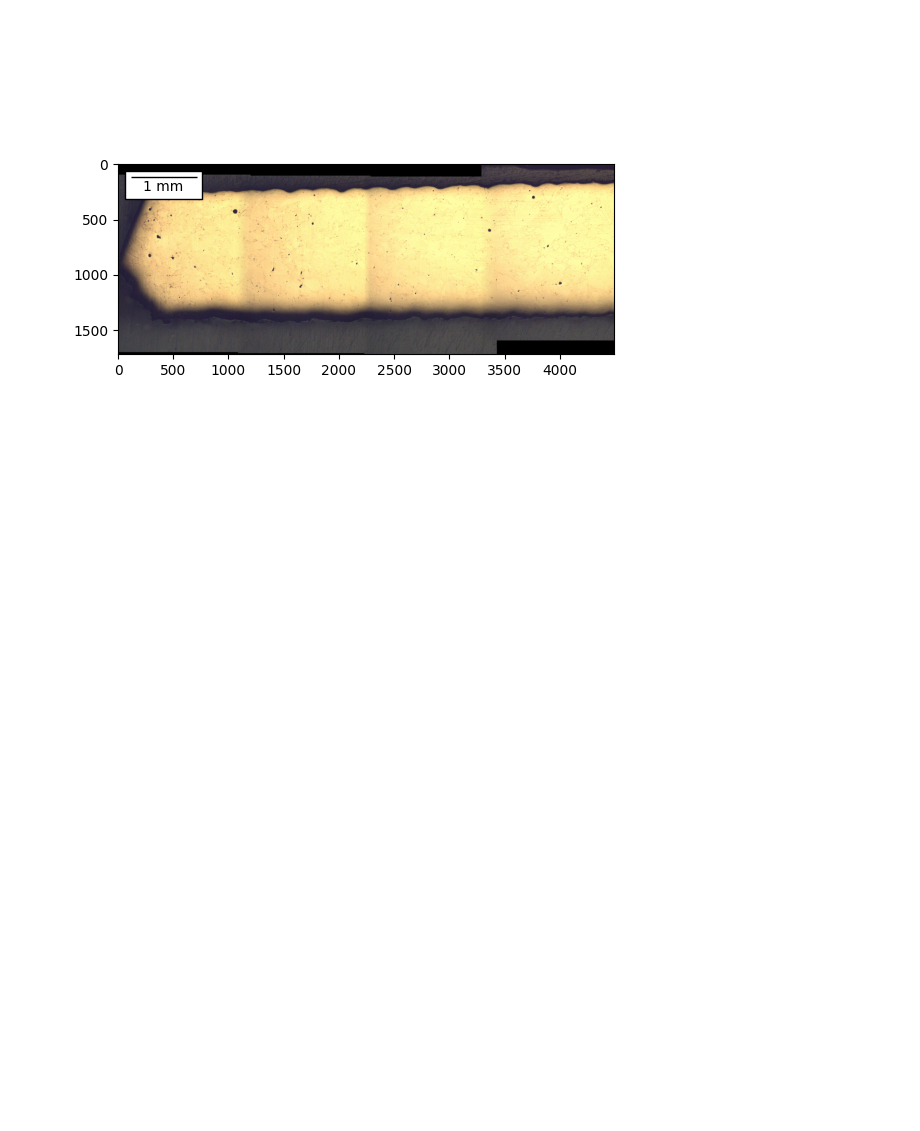
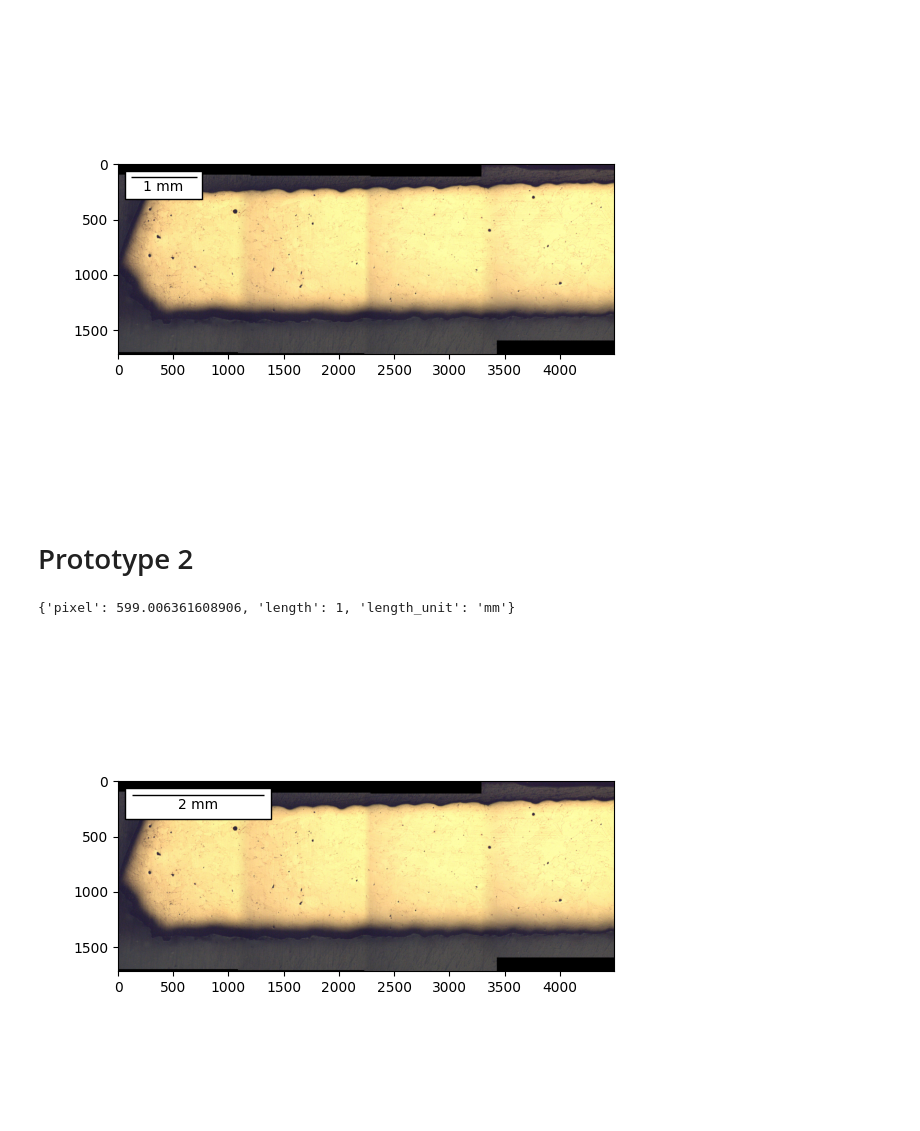
Before and after one commit to jess-garnett/MISalign, a Jupyter notebook: MISalign/calibration/prototype_scale_bar.ipynb, the cells around one changed output. Cells and saved outputs as stored; diff of their text form; code cells hidden in the pictures; blank space fills up the shorter version.

Commit message:
prototype is predominantly done.

```diff
--- a/MISalign/calibration/prototype_scale_bar.ipynb
+++ b/MISalign/calibration/prototype_scale_bar.ipynb
@@ -74,3 +74,5 @@ plt.gca().add_artist(scale_bar)
 plt.show()
 # %% [output]
 [figure]
+# %% [markdown]
+# Prototype 2
@@ -76,0 +86,31 @@ plt.show()
+# %%
+scale_value_to_show="2 mm"
+location="upper left"
+blended_image_fp=r"..\..\example\expected_result\set_a\a_mycanvas_blend.jpg"
+calibration_fp=r"..\..\example\data\set_a\a_5x.miscal"
+# %%
+cm=CalibrationManual()
+cm.load_calibration(calibration_fp)
+print(cm.distances)
+pixel_distance=cm.distances["pixel"]
+length_quantity=Quantity(f"{cm.distances['length']} {cm.distances['length_unit']}")
+# %% [output]
+{'pixel': 599.006361608906, 'length': 1, 'length_unit': 'mm'}
+# %%
+quantity_to_show=Quantity(scale_value_to_show)
+ratio=quantity_to_show/length_quantity
+pixels_to_show=ratio*pixel_distance
+# %%
+fig = plt.figure()
+plt.imshow(PILImage.open(blended_image_fp).transpose(2))
+scale_bar=AnchoredSizeBar(
+    plt.gca().transData,
+    int(pixels_to_show),
+    scale_value_to_show,
+    'upper left',
+    pad=0.5,borderpad=0.5,sep=2,frameon=True,
+)
+plt.gca().add_artist(scale_bar)
+plt.show()
+# %% [output]
+[figure, added]
```
Also changed, not shown: parts of 11 cells of this notebook.
